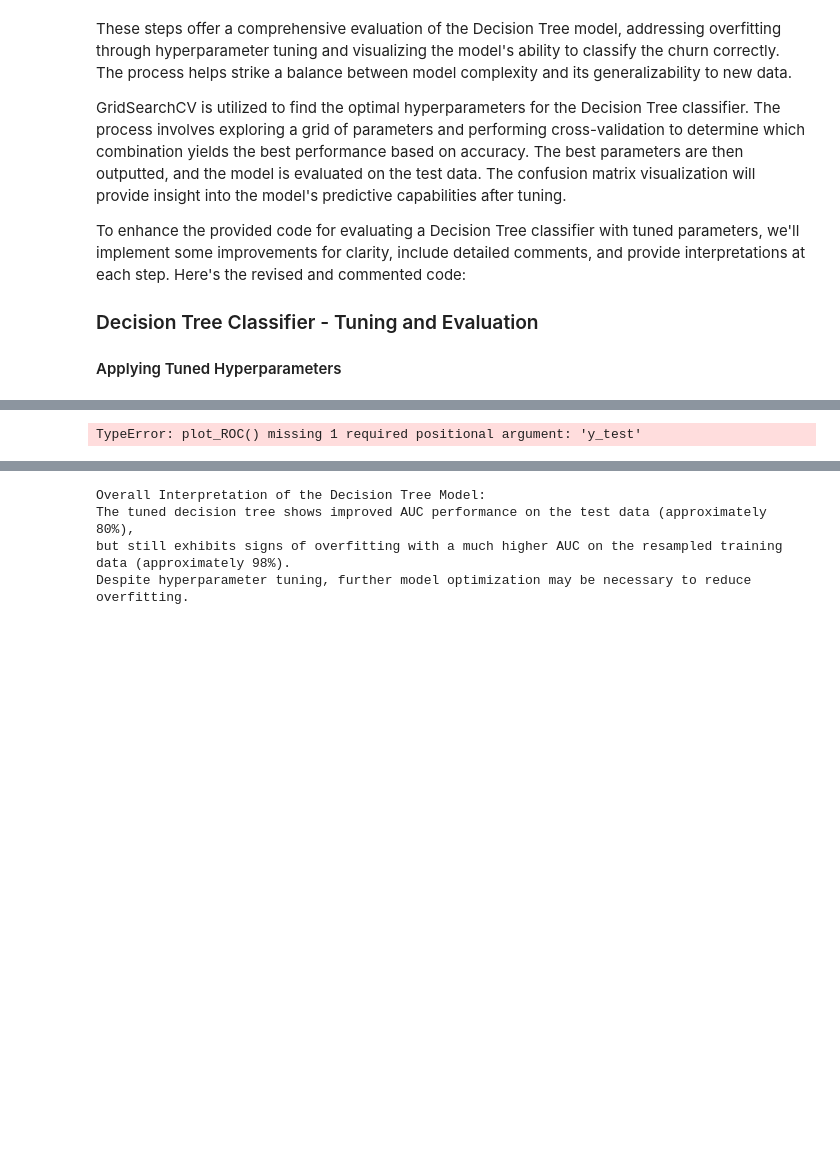
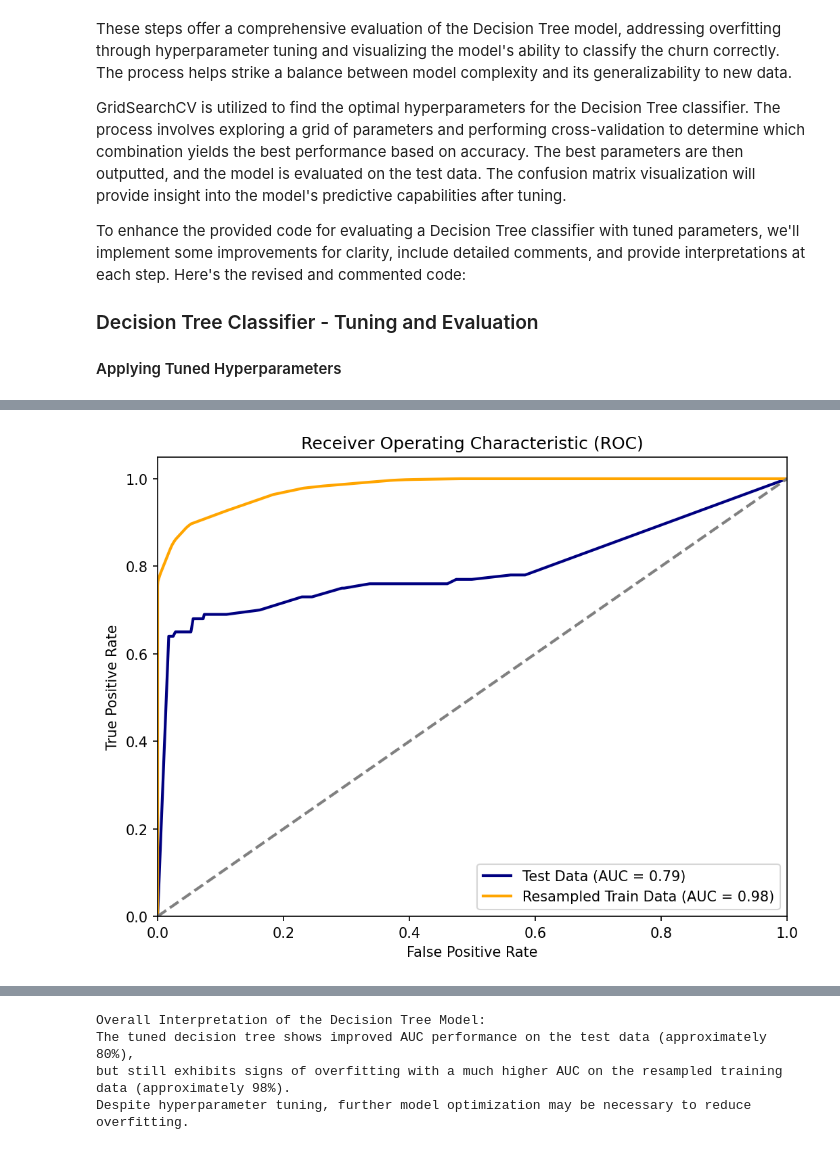
Before and after one commit to KPaul404/DSC_Phase_3_Project, a Jupyter notebook: index.ipynb, the cells around one changed output, grey strips where cells are left out. Drawn from its saved outputs; the diff is of its cells as text; code cells hidden in the pictures; blank space fills up the shorter version.

```diff
--- a/index.ipynb
+++ b/index.ipynb
@@ -1328,8 +1348,8 @@ IndexError: index 61 is out of bounds for axis 0 with size 16
 # %%
 # Plot ROC curve for the tuned model
-plot_ROC(tuned_dt, X_train_resampled, y_train_resampled, y_test)
+plot_ROC(tuned_dt, X_train_resampled, y_train_resampled, X_test, y_test)
 # %% [output]
-TypeError: plot_ROC() missing 1 required positional argument: 'y_test'
+[figure, added]
 # %%
 # Display the model's performance metrics
 roc_auc_test = roc_auc_score(y_test, tuned_dt.predict_proba(X_test)[:, 1])
```
Also changed, not shown: parts of 33 cells of this notebook, 1 other file.
